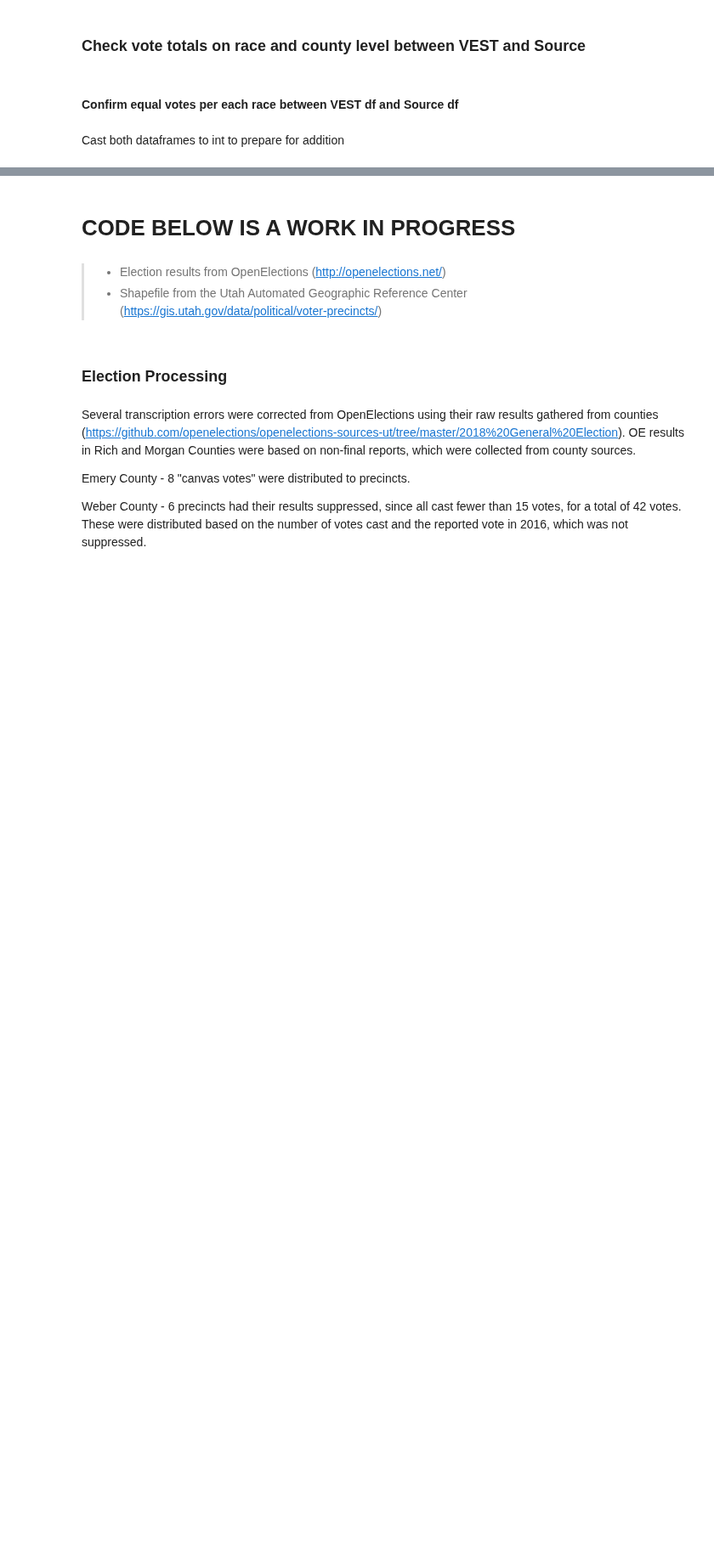
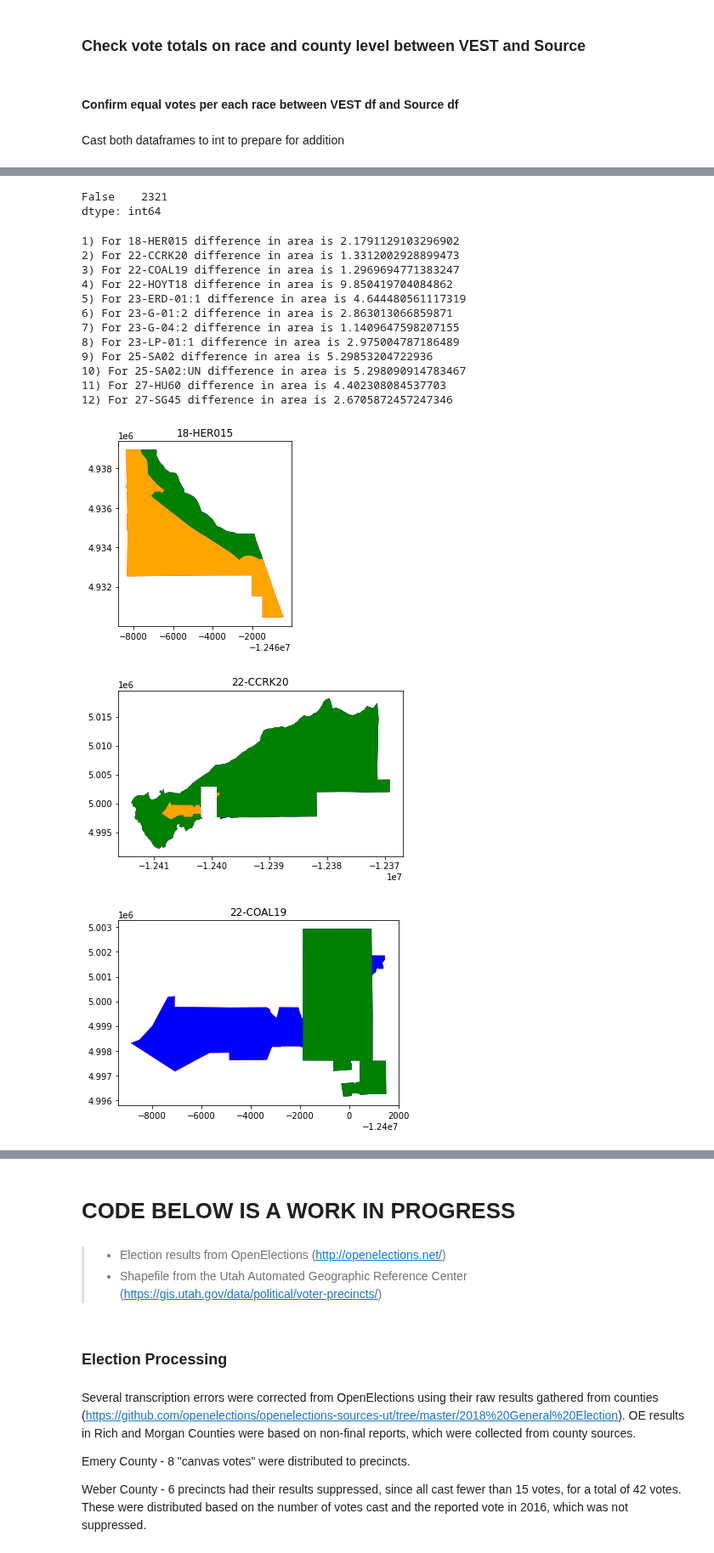
Before and after one commit to nonpartisan-redistricting-datahub/pdv-ut, a Jupyter notebook: vest-ut-2018/VEST-UT-2018-clean.ipynb, the cells around one changed output, grey strips where cells are left out. Shown at 85% size. Drawn from its saved outputs; the diff is of its cells as text; code cells hidden in the pictures; blank space fills up the shorter version.

```diff
--- a/vest-ut-2018/VEST-UT-2018-clean.ipynb
+++ b/vest-ut-2018/VEST-UT-2018-clean.ipynb
@@ -685,0 +1580,8 @@ All other races in all counties are equal
+# %%
+shape_id_changes_dict = pd.read_csv("./master.csv")
+shape_id_changes_dict = dict(zip(shape_id_changes_dict["source"],shape_id_changes_dict["vest"]))
+
+ut_geo_dissolved["joinid"] = ut_geo_dissolved["tempid"].map(shape_id_changes_dict).fillna(ut_geo_dissolved["tempid"])
+ut_geo_final = ut_geo_dissolved.dissolve(by='joinid')
+ut_geo_final.reset_index(drop=False,inplace=True)
+display(ut_geo_final)
@@ -685,0 +1634,2 @@ All other races in all counties are equal
+# %%
+geo_merged = geo_merged.reset_index()
@@ -685,0 +1676,55 @@ All other races in all counties are equal
+# %%
+source_geoms = gp.GeoDataFrame(geo_merged,geometry="geometry_x")
+vest_geoms = gp.GeoDataFrame(geo_merged,geometry="geometry_y")
+source_geoms = source_geoms.to_crs(3857)
+vest_geoms = vest_geoms.to_crs(3857)
+source_geoms["geometry_x"]=source_geoms.buffer(0)
+vest_geoms["geometry_y"]=vest_geoms.buffer(0)
+vals = source_geoms.geom_almost_equals(vest_geoms,decimal=0)
+print(vals.value_counts())
+# %% [output]
+False    2321
+dtype: int64
+# %%
+count = 0
+area_list = []
+big_diff = pd.DataFrame(columns=["area"])
+for i in range(0,len(source_geoms)):
+    diff = source_geoms.iloc[[i]].symmetric_difference(vest_geoms.iloc[[i]])
+    intersection = source_geoms.iloc[[i]].intersection(vest_geoms.iloc[[i]])
+    area = float(diff.area/10e6)
+    area_list.append(area)
+    #print("Area is " + str(area))
+
+    if (area > 1):
+        count += 1
+        name = source_geoms.at[i,"joinid"]
+        big_diff.loc[name]=area
+        print(str(count)+") For " + name + " difference in area is " + str(area))
+        if (intersection.iloc[0].is_empty):
+            base = diff.plot(color="red")
+            source_geoms.iloc[[i]].plot(color="orange",ax=base)
+            vest_geoms.iloc[[i]].plot(color="blue",ax=base)
+            base.set_title(name)
+        else:
+            base = diff.plot(color="red")
+            source_geoms.iloc[[i]].plot(color="orange",ax=base)
+            vest_geoms.iloc[[i]].plot(color="blue",ax=base)
+            intersection.plot(color="green",ax=base)
+            base.set_title(name)
+# %% [output]
+1) For 18-HER015 difference in area is 2.1791129103296902
+2) For 22-CCRK20 difference in area is 1.3312002928899473
+3) For 22-COAL19 difference in area is 1.2969694771383247
+4) For 22-HOYT18 difference in area is 9.850419704084862
+5) For 23-ERD-01:1 difference in area is 4.644480561117319
+6) For 23-G-01:2 difference in area is 2.863013066859871
+7) For 23-G-04:2 difference in area is 1.1409647598207155
+8) For 23-LP-01:1 difference in area is 2.975004787186489
+9) For 25-SA02 difference in area is 5.29853204722936
+10) For 25-SA02:UN difference in area is 5.298090914783467
+11) For 27-HU60 difference in area is 4.402308084537703
+12) For 27-SG45 difference in area is 2.6705872457247346
+[figure, added]
+[figure, added]
+[figure, added]
```
Also changed, not shown: parts of 49 cells of this notebook.
